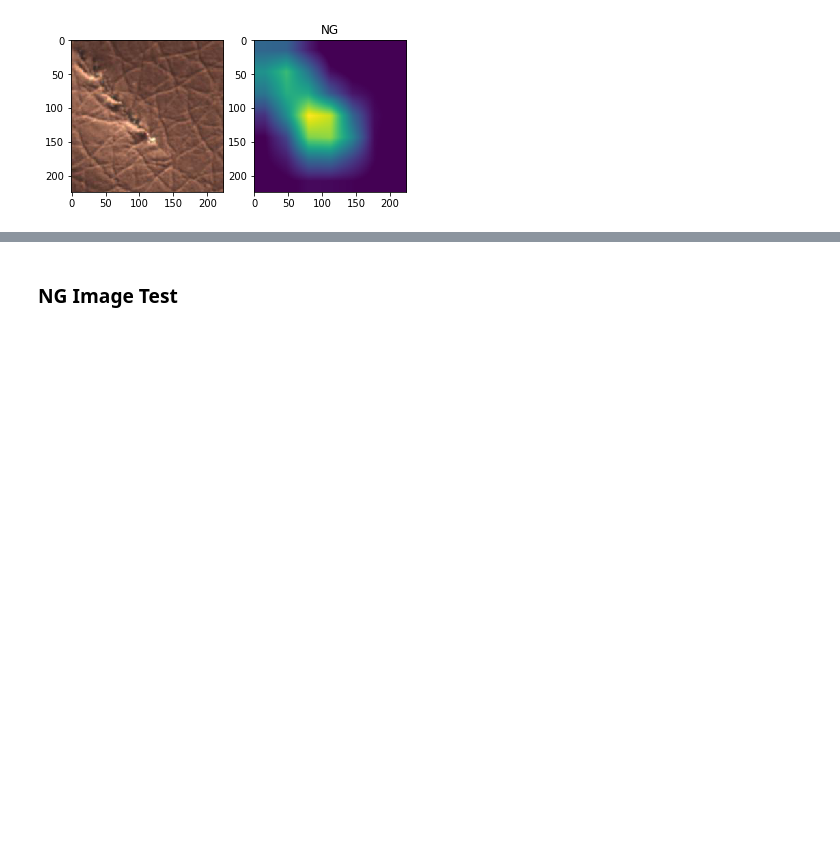
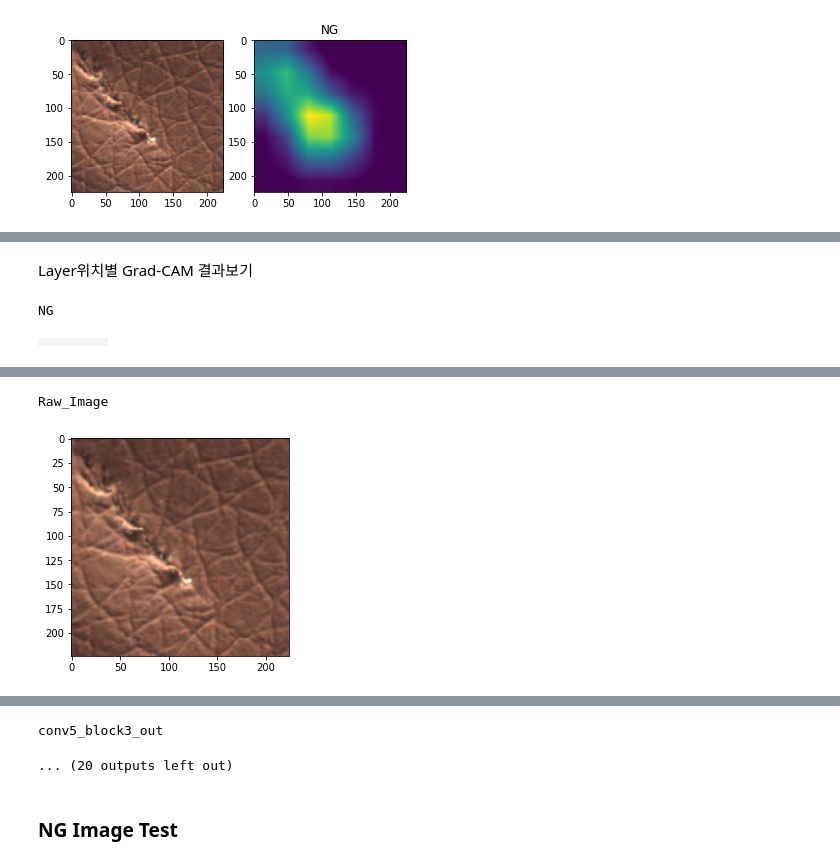
Before and after one commit to iskra3138/colab_repo, a Jupyter notebook: UofT_XAI_MVTEC.ipynb, the cells around one changed output, grey strips where cells are left out. Saved outputs shown, nothing was run; the diff lists cells and outputs as text; code cells hidden in the pictures; blank space fills up the shorter version.

Commit message:
Colaboratory를 통해 생성됨

```diff
--- a/UofT_XAI_MVTEC.ipynb
+++ b/UofT_XAI_MVTEC.ipynb
@@ -216,0 +269,42 @@ Text(0.5, 1.0, 'NG')
+# %% [markdown]
+Layer위치별 Grad-CAM 결과보기
+# %%
+from google.colab import widgets
+
+image_path = "/gdrive/My Drive/MVTEC_LEATHER/DATA/Test/NG/cut_017_8_5.jpg"
+
+test_img_load = image.load_img(image_path, target_size=(224,224,3))
+
+test_img = image.img_to_array(test_img_load)
+test_img = np.expand_dims(test_img, axis=0)
+test_img /= 255
+
+label_map_inv = {v:k for k,v in labels.items()}
+
+result = model.predict(test_img)
+
+prediction = result.argmax(axis=1)
+print (CLASSES[int(prediction)])
+
+output = label_map_inv[int(prediction)]
+
+layer_names = ['conv5_block3_out', 'conv4_block23_out', 'conv3_block4_out', 'conv2_block2_out']
+
+grid = widgets.Grid(1, 5)
+
+with grid.output_to(0, 0):
+  print ('Raw_Image')
+  plt.imshow(test_img_load)
+  plt.show()
+
+for i, layer_name in enumerate(layer_names):
+  alpha, layer = get_grad_cam_weights_from_fixed_layer(model, np.zeros((1, 224, 224, 3)), layer_name, should_normalize=True)
+  Y2 = grad_cam(model, alpha, test_img, np.ones((len(test_img), len(CLASSES))), layer, result,
+               orig_sz=[224,224,3], should_upsample=True)
+  with grid.output_to(0, i+1):
+    print (layer)
+    plt.imshow(Y2[0, :, :, int(prediction)])
+    plt.show()
+# %% [output]
+NG
+|  |  |  |  |  |
@@ -216,0 +314,2 @@ Text(0.5, 1.0, 'NG')
+Raw_Image
+[figure, added]
@@ -217,3 +320,5 @@ Text(0.5, 1.0, 'NG')
+conv5_block3_out
+... (20 outputs left out)
 # %% [markdown]
 ### NG Image Test
 # %%
```
Also changed, not shown: parts of 7 cells of this notebook.
